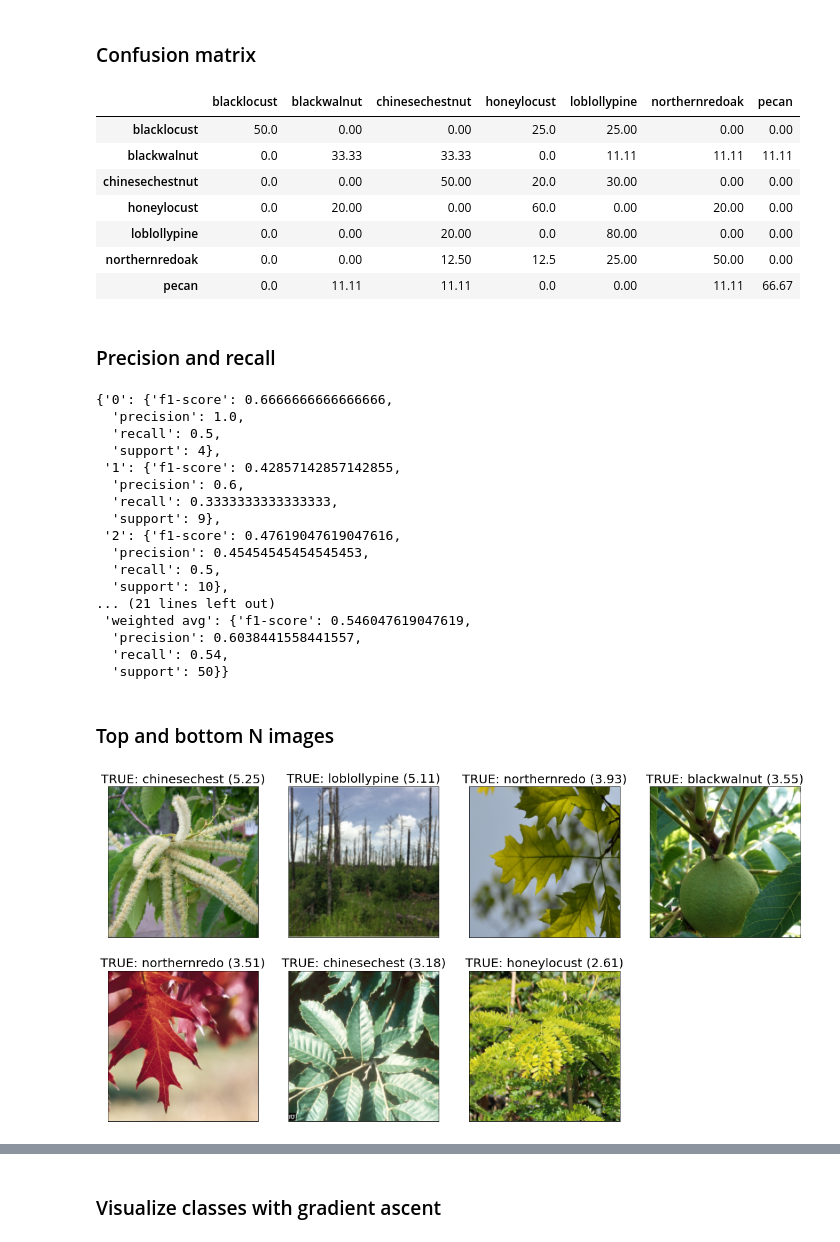
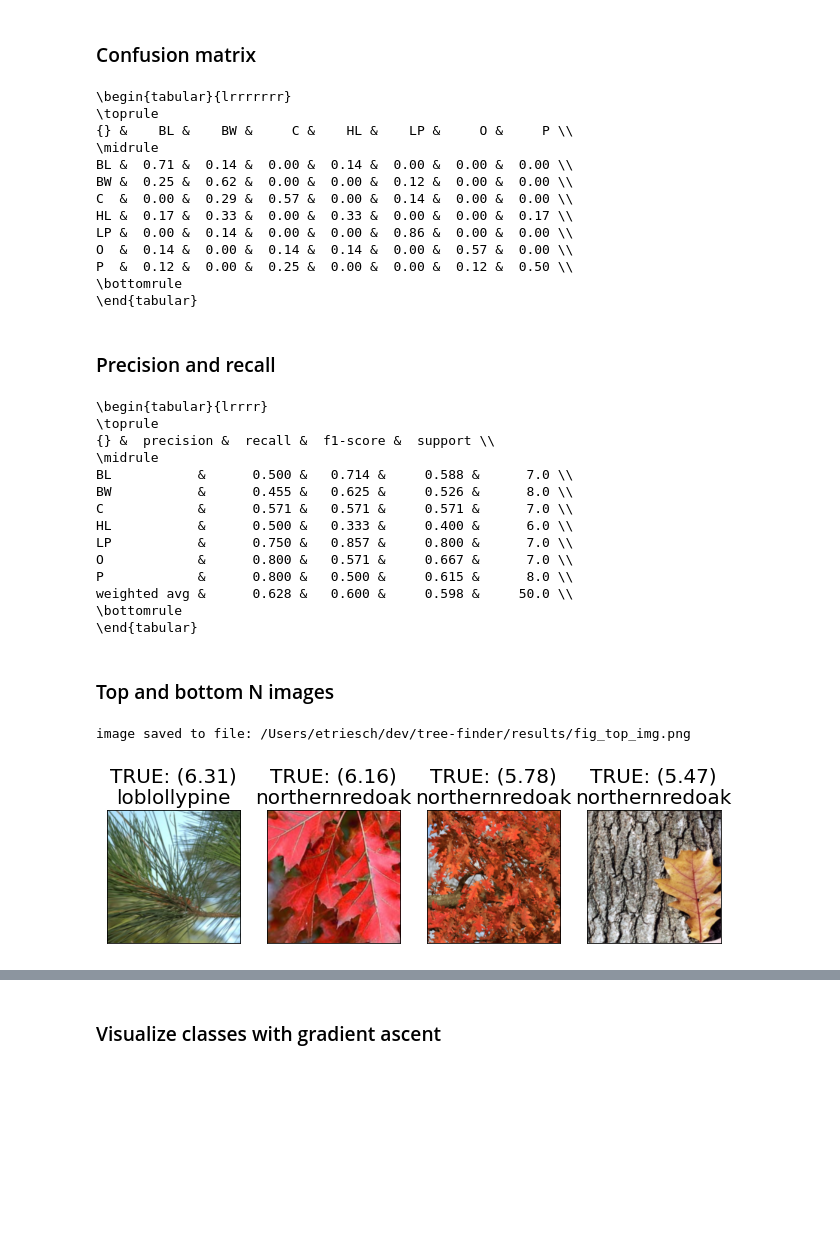
Before and after one commit to etrieschman/tree-finder, a Jupyter notebook: notebooks/evaluate_final_model.ipynb, the cells around one changed output, grey strips where cells are left out. Saved outputs shown, nothing was run; the diff lists cells and outputs as text; code cells hidden in the pictures; blank space fills up the shorter version.

Commit message:
updates to final report

```diff
--- a/notebooks/evaluate_final_model.ipynb
+++ b/notebooks/evaluate_final_model.ipynb
@@ -168,56 +167,67 @@ top-2 accuracy: 0.78
 from sklearn.metrics import confusion_matrix
 cf_matrix = confusion_matrix(true_class, pred_class, normalize='true')
 
-df_cm = pd.DataFrame(cf_matrix*100, index = [i for i in class_names],
+df_cm = pd.DataFrame(cf_matrix, index = [i for i in class_names],
                      columns = [i for i in class_names]).round(2)
-df_cm
+abbrevs = ['BL', 'BW', 'C', 'HL', 'LP', 'O', 'P']
+df_cm.columns = abbrevs
+df_cm.index = abbrevs
+print(df_cm.to_latex())
 # %% [output]
-|  | blacklocust | blackwalnut | chinesechestnut | honeylocust | loblollypine | northernredoak | pecan |
-| blacklocust | 50.0 | 0.00 | 0.00 | 25.0 | 25.00 | 0.00 | 0.00 |
-| blackwalnut | 0.0 | 33.33 | 33.33 | 0.0 | 11.11 | 11.11 | 11.11 |
-| chinesechestnut | 0.0 | 0.00 | 50.00 | 20.0 | 30.00 | 0.00 | 0.00 |
-| honeylocust | 0.0 | 20.00 | 0.00 | 60.0 | 0.00 | 20.00 | 0.00 |
-| loblollypine | 0.0 | 0.00 | 20.00 | 0.0 | 80.00 | 0.00 | 0.00 |
-| northernredoak | 0.0 | 0.00 | 12.50 | 12.5 | 25.00 | 50.00 | 0.00 |
-| pecan | 0.0 | 11.11 | 11.11 | 0.0 | 0.00 | 11.11 | 66.67 |
+\begin{tabular}{lrrrrrrr}
+\toprule
+{} &    BL &    BW &     C &    HL &    LP &     O &     P \\
+\midrule
+BL &  0.71 &  0.14 &  0.00 &  0.14 &  0.00 &  0.00 &  0.00 \\
+BW &  0.25 &  0.62 &  0.00 &  0.00 &  0.12 &  0.00 &  0.00 \\
+C  &  0.00 &  0.29 &  0.57 &  0.00 &  0.14 &  0.00 &  0.00 \\
+HL &  0.17 &  0.33 &  0.00 &  0.33 &  0.00 &  0.00 &  0.17 \\
+LP &  0.00 &  0.14 &  0.00 &  0.00 &  0.86 &  0.00 &  0.00 \\
+O  &  0.14 &  0.00 &  0.14 &  0.14 &  0.00 &  0.57 &  0.00 \\
+P  &  0.12 &  0.00 &  0.25 &  0.00 &  0.00 &  0.12 &  0.50 \\
+\bottomrule
+\end{tabular}
 # %% [markdown]
 ### Precision and recall
 # %%
 # precision and recall summary
 from sklearn.metrics import classification_report
-classification_report(y_true=true_class, y_pred=pred_class, output_dict=True)
+precall = classification_report(y_true=true_class, y_pred=pred_class, output_dict=True)
+precall = pd.DataFrame(precall).T.round(3).drop(['accuracy', 'macro avg'])
+precall.index = abbrevs + ['weighted avg']
+print(precall.to_latex())
 # %% [output]
-{'0': {'f1-score': 0.6666666666666666,
-  'precision': 1.0,
-  'recall': 0.5,
-  'support': 4},
- '1': {'f1-score': 0.42857142857142855,
-  'precision': 0.6,
-  'recall': 0.3333333333333333,
-  'support': 9},
- '2': {'f1-score': 0.47619047619047616,
-  'precision': 0.45454545454545453,
-  'recall': 0.5,
-  'support': 10},
-... (21 lines left out)
- 'weighted avg': {'f1-score': 0.546047619047619,
-  'precision': 0.6038441558441557,
-  'recall': 0.54,
-  'support': 50}}
+\begin{tabular}{lrrrr}
+\toprule
+{} &  precision &  recall &  f1-score &  support \\
+\midrule
+BL           &      0.500 &   0.714 &     0.588 &      7.0 \\
+BW           &      0.455 &   0.625 &     0.526 &      8.0 \\
+C            &      0.571 &   0.571 &     0.571 &      7.0 \\
+HL           &      0.500 &   0.333 &     0.400 &      6.0 \\
+LP           &      0.750 &   0.857 &     0.800 &      7.0 \\
+O            &      0.800 &   0.571 &     0.667 &      7.0 \\
+P            &      0.800 &   0.500 &     0.615 &      8.0 \\
+weighted avg &      0.628 &   0.600 &     0.598 &     50.0 \\
+\bottomrule
+\end{tabular}
 # %% [markdown]
 ### Top and bottom N images
 # %%
 # print N top images
-num_images = 7
+num_images = 4
 # get highest scoring images
 top_image_idxs = torch.argsort(true_class_scores, descending=True)[0:num_images]
 top_true_class = true_class[top_image_idxs]
 top_true_scores = true_class_scores[top_image_idxs]
 top_images = images[top_image_idxs]
 
-show_image_batch(top_images.cpu(), MEAN, STD, title=[f'TRUE: {class_names[x][:12]} ({l:0.2f})' for x,l in zip(top_true_class, top_true_scores)])
+show_image_batch(top_images.cpu(), MEAN, STD,
+title=[f'TRUE: ({l:0.2f})\n{class_names[x]}' for x,l in zip(top_true_class, top_true_scores)],
+figdim=11, savetofile=results_path + 'fig_top_img.png')
 # %% [output]
+image saved to file: /Users/etriesch/dev/tree-finder/results/fig_top_img.png
-[figure, old version]
+[figure, new version]
 # %%
 # print N bottom images
 # get highest scoring images
```
Also changed, not shown: parts of 6 cells of this notebook, 12 other files.
